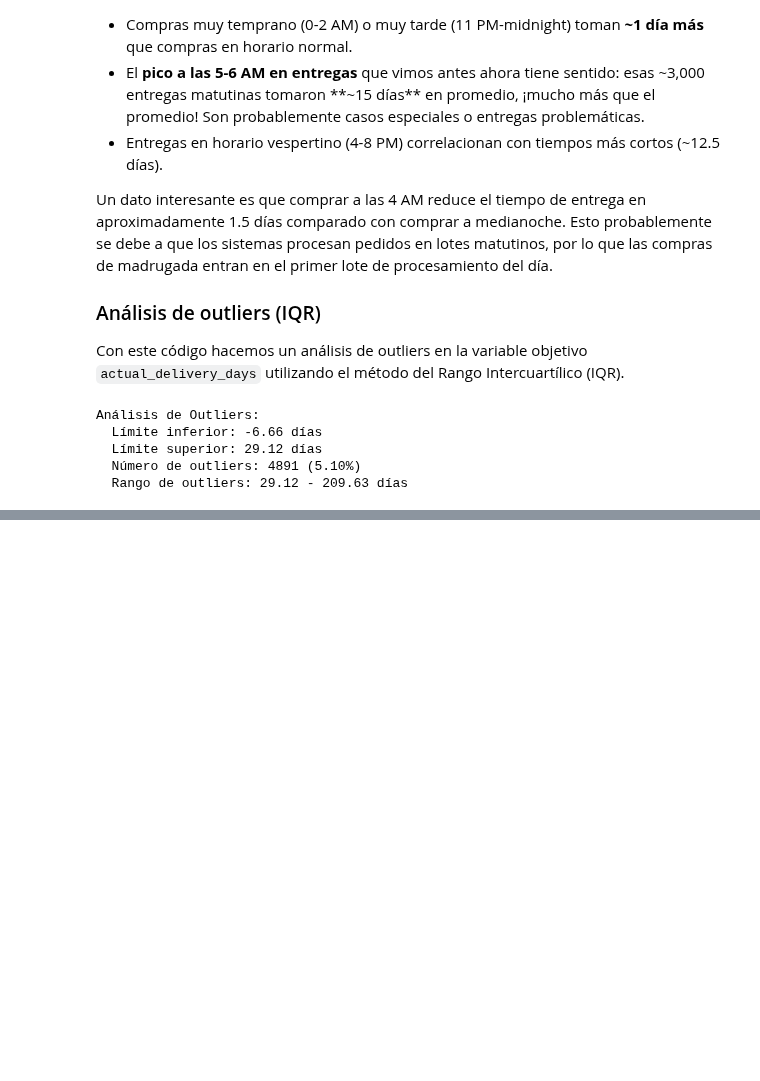
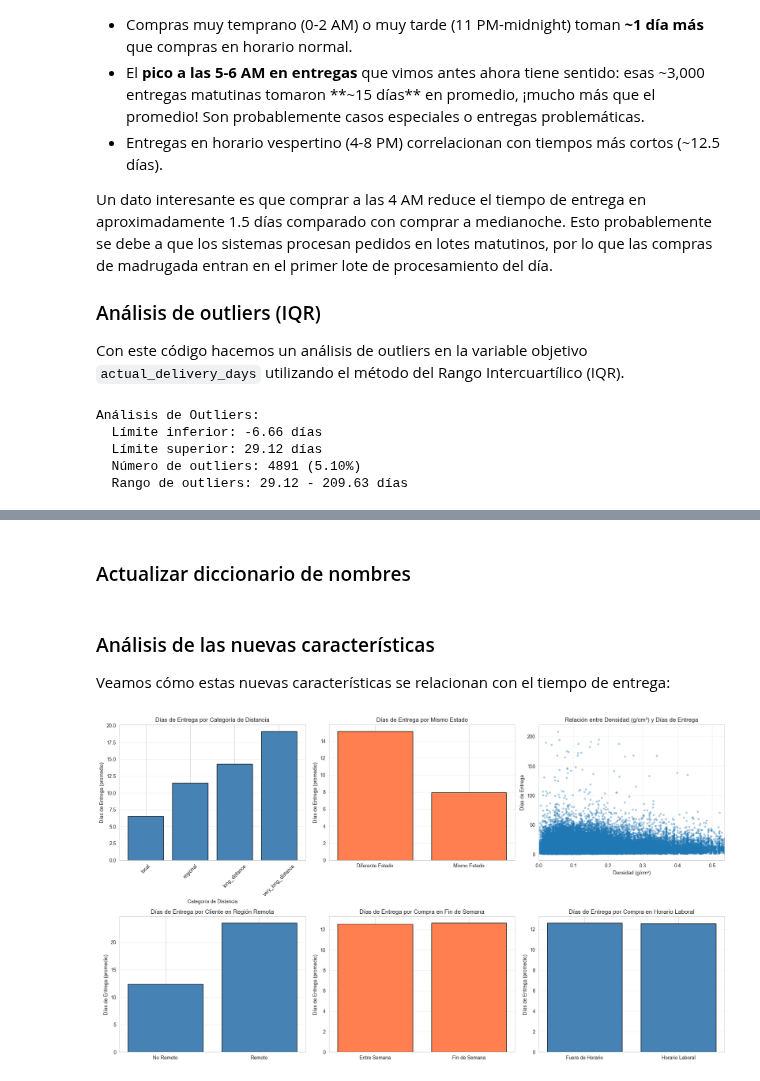
Before and after one commit to datwaft/aprendizaje_automatico, a Jupyter notebook: Proyecto/notebook.ipynb, the cells around one changed output, grey strips where cells are left out. Saved outputs shown, nothing was run; the diff lists cells and outputs as text; code cells hidden in the pictures; blank space fills up the shorter version.

```diff
--- a/Proyecto/notebook.ipynb
+++ b/Proyecto/notebook.ipynb
@@ -622,0 +821,78 @@ Análisis de Outliers:
+# %% [markdown]
+### Actualizar diccionario de nombres
+# %%
+# Agregamos las columnas nuevas al diccionario de nombres
+column_names.update(
+    {
+        "distance_category": "Categoría de Distancia",
+        "same_state": "Mismo Estado",
+        "density": "Densidad (g/cm³)",
+        "price_per_item": "Precio por Item",
+        "freight_per_km": "Costo de Envío por km",
+        "customer_remote": "Cliente en Región Remota",
+        "seller_remote": "Vendedor en Región Remota",
+        "customer_southeast": "Cliente en Sureste",
+        "seller_southeast": "Vendedor en Sureste",
+        "purchase_weekend": "Compra en Fin de Semana",
+        "purchase_business_hours": "Compra en Horario Laboral",
+    }
+)
+# %% [markdown]
+### Análisis de las nuevas características
+
+Veamos cómo estas nuevas características se relacionan con el tiempo de entrega:
+# %%
+fig, axes = plt.subplots(2, 3, figsize=(18, 10))
+
+# 1. Tiempo de entrega por categoría de distancia
+distance_cat_delivery = df.groupby("distance_category", observed=False)["actual_delivery_days"].mean()
+axes[0, 0].bar(range(len(distance_cat_delivery)), distance_cat_delivery.values, color="steelblue", edgecolor="black")
+axes[0, 0].set_xlabel(column_names["distance_category"])
+axes[0, 0].set_ylabel(f"{column_names['actual_delivery_days']} (promedio)")
+axes[0, 0].set_title(f"{column_names['actual_delivery_days']} por {column_names['distance_category']}")
+axes[0, 0].set_xticks(range(len(distance_cat_delivery)))
+axes[0, 0].set_xticklabels(distance_cat_delivery.index, rotation=45)
+axes[0, 0].grid(True, alpha=0.3, axis="y")
+
+# 2. Tiempo de entrega: mismo estado vs diferente estado
+same_state_delivery = df.groupby("same_state")["actual_delivery_days"].mean()
+axes[0, 1].bar(["Diferente Estado", "Mismo Estado"], same_state_delivery.values, color="coral", edgecolor="black")
+axes[0, 1].set_ylabel(f"{column_names['actual_delivery_days']} (promedio)")
+axes[0, 1].set_title(f"{column_names['actual_delivery_days']} por {column_names['same_state']}")
+axes[0, 1].grid(True, alpha=0.3, axis="y")
+
+# 3. Densidad vs tiempo de entrega (scatter)
+axes[0, 2].scatter(df["density"], df["actual_delivery_days"], alpha=0.3, s=10)
+axes[0, 2].set_xlabel(column_names["density"])
+axes[0, 2].set_ylabel(column_names["actual_delivery_days"])
+axes[0, 2].set_title(f"Relación entre {column_names['density']} y {column_names['actual_delivery_days']}")
+axes[0, 2].set_xlim(0, df["density"].quantile(0.95))  # Limitar para mejor visualización
+axes[0, 2].grid(True, alpha=0.3)
+
+# 4. Cliente remoto vs no remoto
+customer_remote_delivery = df.groupby("customer_remote")["actual_delivery_days"].mean()
+axes[1, 0].bar(["No Remoto", "Remoto"], customer_remote_delivery.values, color="steelblue", edgecolor="black")
+axes[1, 0].set_ylabel(f"{column_names['actual_delivery_days']} (promedio)")
+axes[1, 0].set_title(f"{column_names['actual_delivery_days']} por {column_names['customer_remote']}")
+axes[1, 0].grid(True, alpha=0.3, axis="y")
+
+# 5. Compras en fin de semana vs entre semana
+weekend_delivery = df.groupby("purchase_weekend")["actual_delivery_days"].mean()
+axes[1, 1].bar(["Entre Semana", "Fin de Semana"], weekend_delivery.values, color="coral", edgecolor="black")
+axes[1, 1].set_ylabel(f"{column_names['actual_delivery_days']} (promedio)")
+axes[1, 1].set_title(f"{column_names['actual_delivery_days']} por {column_names['purchase_weekend']}")
+axes[1, 1].grid(True, alpha=0.3, axis="y")
+
+# 6. Compras en horario laboral vs fuera de horario
+business_hours_delivery = df.groupby("purchase_business_hours")["actual_delivery_days"].mean()
+axes[1, 2].bar(
+    ["Fuera de Horario", "Horario Laboral"], business_hours_delivery.values, color="steelblue", edgecolor="black"
+)
+axes[1, 2].set_ylabel(f"{column_names['actual_delivery_days']} (promedio)")
+axes[1, 2].set_title(f"{column_names['actual_delivery_days']} por {column_names['purchase_business_hours']}")
+axes[1, 2].grid(True, alpha=0.3, axis="y")
+
+plt.tight_layout()
+plt.show()
+# %% [output]
+[figure, added]
```
Also changed, not shown: parts of 19 cells of this notebook.
